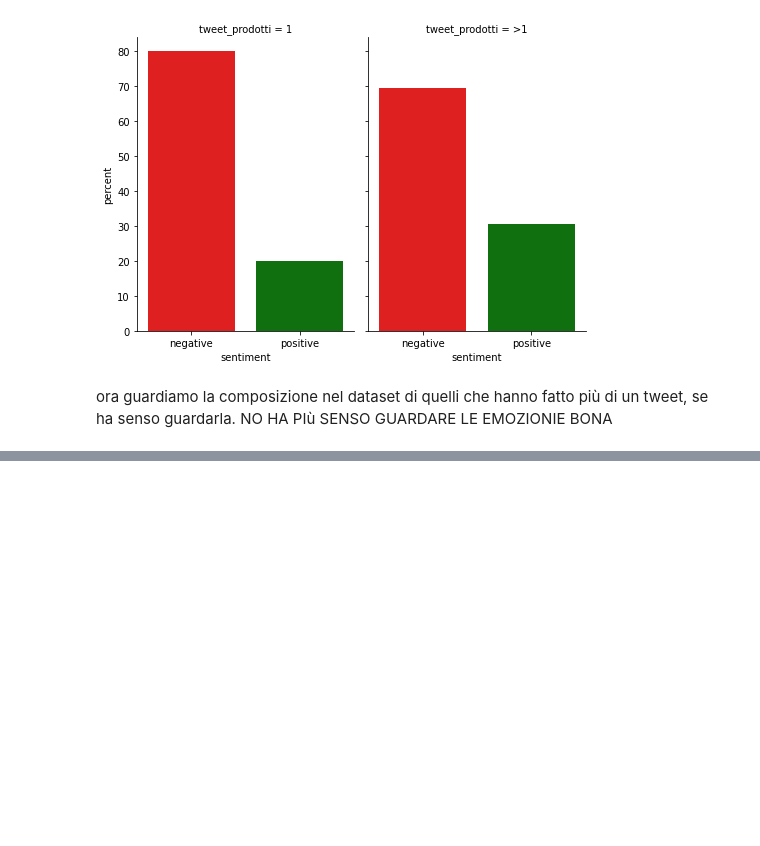
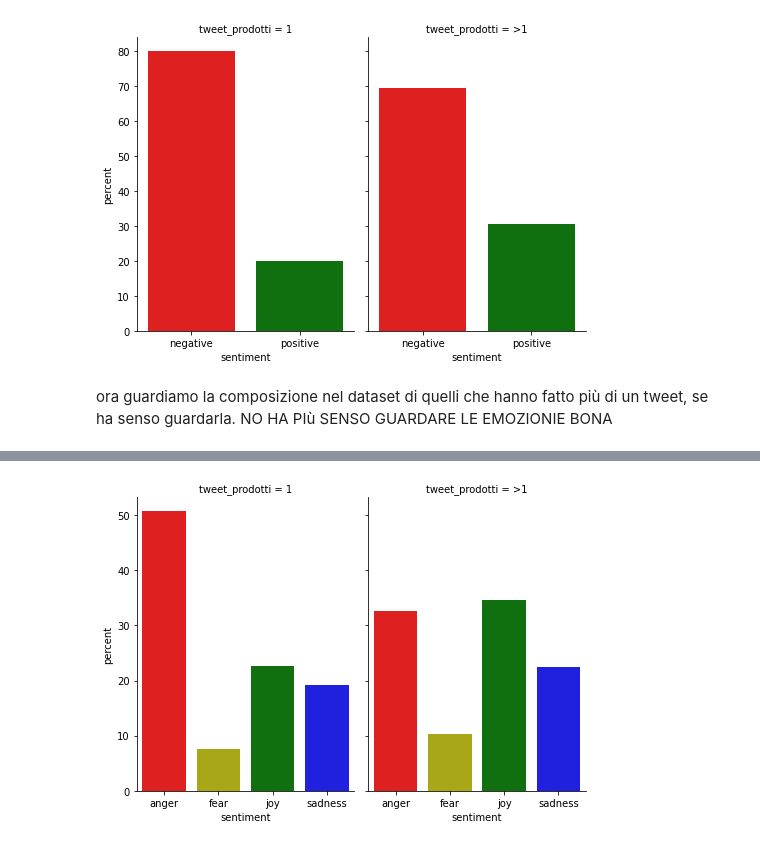
Before and after one commit to paolofesta/prove, a Jupyter notebook: TESI.ipynb, the cells around one changed output, grey strips where cells are left out. Cells and saved outputs as stored; diff of their text form; code cells hidden in the pictures; blank space fills up the shorter version.

```diff
--- a/TESI.ipynb
+++ b/TESI.ipynb
@@ -1211,0 +1354,9 @@ ora guardiamo la composizione nel dataset di quelli che hanno fatto più di un t
+# %%
+z={'percent':[(703/1387)*100,(104/1387)*100,(313/1387)*100,(267/1387)*100,(3637/11173)*100,(1160/11173)*100,(3868/11173)*100,(2508/11173)*100],'sentiment':['anger','fear','joy','sadness','anger','fear','joy','sadness'],"tweet_prodotti":["1","1","1","1",">1",">1",">1",">1"]}
+df1=pd.DataFrame(data=z)
+# %%
+sns.catplot(data=df1,x='sentiment',y='percent',kind='bar', dodge=True, palette=["r","y","g","b"],col="tweet_prodotti",aspect=.7)
+
+print()
+# %% [output]
+[figure, added]
```
Also changed, not shown: parts of 9 cells of this notebook.
